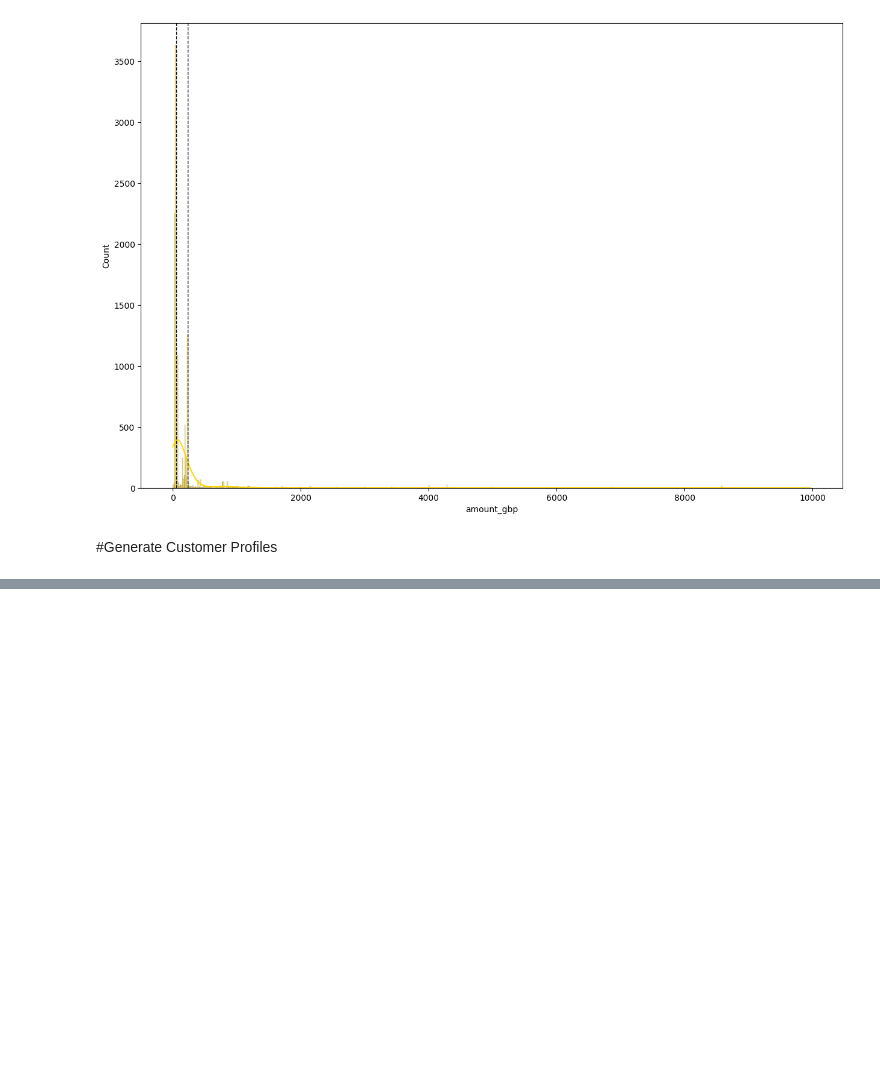
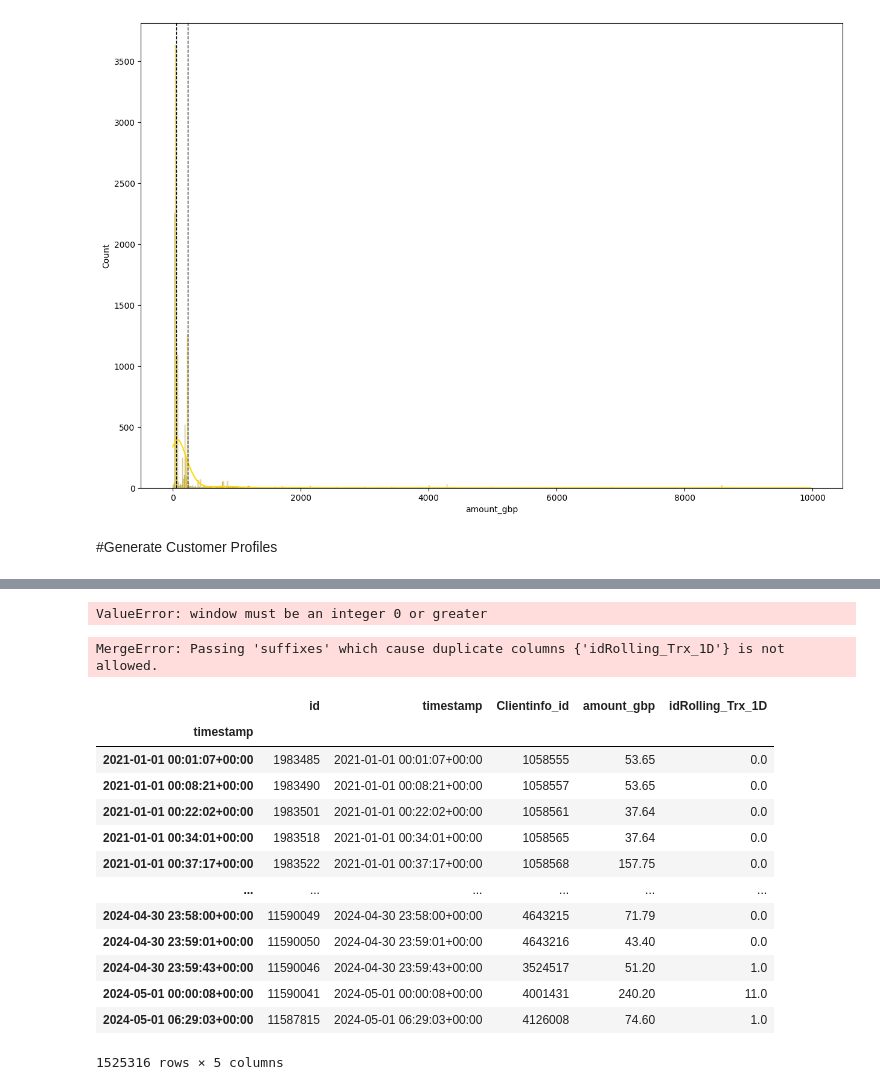
Before and after one commit to MaayanHagbi/CAS_ADS_Final_Project, a Jupyter notebook: Fraud_Detection_ML_(CAS_ADS).ipynb, the cells around one changed output, grey strips where cells are left out. Drawn from its saved outputs; the diff is of its cells as text; code cells hidden in the pictures; blank space fills up the shorter version.

```diff
--- a/Fraud_Detection_ML_(CAS_ADS).ipynb
+++ b/Fraud_Detection_ML_(CAS_ADS).ipynb
@@ -146,0 +198,67 @@ cust_profiles
+# %%
+def time_to_seconds(t):
+    return t.hour * 3600 + t.minute * 60 + t.second
+
+def is_weekend(date):
+    return date.weekday() >= 5
+
+#Trx Profiles table
+Trx_Profile = Data_Adf[['id','timestamp','Clientinfo_id','amount_gbp']].copy()
+Trx_Profile.loc[:,'time'] = Trx_Profile['timestamp'].dt.time
+Trx_Profile.loc[:,'trx_time_seconds'] = Trx_Profile['time'].apply(lambda x: time_to_seconds(x))
+Trx_Profile.loc[:,'date'] = Trx_Profile['timestamp'].dt.date
+Trx_Profile.loc[:,'is_WKE?'] = Trx_Profile['date'].apply(lambda x: is_weekend(x)).astype(int)
+
+target_time = pd.to_datetime('22:00:00').time()
+Trx_Profile.loc[:,'is_night?'] = (Trx_Profile['time'] > target_time).astype(int)
+
+
+
+columns_to_drop = ['time','date']
+Trx_Profile = Trx_Profile.drop(columns=columns_to_drop)
+old_colums_names = Trx_Profile.columns
+new_columns_names = ['id','trx_datetime','client_id','trx_amount_gbp','trx_time_seconds','trx_is_weekend']
+new_columns_dic = {k: v for k, v in zip(old_colums_names,new_columns_names)}
+
+Trx_Profile = Trx_Profile.rename(columns=new_columns_dic)
+
+#Customer Trx Profile Rolling
+Trx_Profile_Rolling = Data_Adf[['id','timestamp','Clientinfo_id','amount_gbp']].copy()
+Trx_Profile_Rolling.sort_values(by=['Clientinfo_id','timestamp'], ascending=[True,True], ignore_index=True)
+Trx_Profile_Rolling.set_index(['timestamp','id'],inplace=True)
+
+
+#Customer Spending Behaviour
+Rolling_Trx_1D = Trx_Profile_Rolling.groupby('Clientinfo_id').rolling('1D').count() - 1
+Rolling_Trx_1D = Rolling_Trx_1D.reset_index(level=0, drop=True)
+Rolling_Trx_7D = Trx_Profile_Rolling.groupby('Clientinfo_id')['id'].rolling('7D').count() - 1
+Rolling_Trx_7D = Rolling_Trx_7D.reset_index(level=0, drop=True)
+Rolling_Trx_30D = Trx_Profile_Rolling.groupby('Clientinfo_id')['id'].rolling('30D').count() - 1
+Rolling_Trx_30D = Rolling_Trx_30D.reset_index(level=0, drop=True)
+
+Rolling_Avg_Amount_1D = Trx_Profile_Rolling.groupby('Clientinfo_id')['amount_gbp'].rolling('1D').mean().reset_index(level=0, drop=True)
+Rolling_Avg_Amount_7D = Trx_Profile_Rolling.groupby('Clientinfo_id')['amount_gbp'].rolling('7D').mean().reset_index(level=0, drop=True)
+Rolling_Avg_Amount_30D = Trx_Profile_Rolling.groupby('Clientinfo_id')['amount_gbp'].rolling('30D').mean().reset_index(level=0, drop=True)
+# %% [output]
+ValueError: window must be an integer 0 or greater
+# %%
+Rolling_Trx_1D = Trx_Profile_Rolling.merge(Rolling_Trx_1D, left_index=True,right_index=True,suffixes=['','Rolling_Trx_1D'])
+# %% [output]
+MergeError: Passing 'suffixes' which cause duplicate columns {'idRolling_Trx_1D'} is not allowed.
+# %%
+Rolling_Trx_1D
+# %% [output]
+|  | id | timestamp | Clientinfo_id | amount_gbp | idRolling_Trx_1D |
+| timestamp |  |  |  |  |  |
+| 2021-01-01 00:01:07+00:00 | 1983485 | 2021-01-01 00:01:07+00:00 | 1058555 | 53.65 | 0.0 |
+| 2021-01-01 00:08:21+00:00 | 1983490 | 2021-01-01 00:08:21+00:00 | 1058557 | 53.65 | 0.0 |
+| 2021-01-01 00:22:02+00:00 | 1983501 | 2021-01-01 00:22:02+00:00 | 1058561 | 37.64 | 0.0 |
+| 2021-01-01 00:34:01+00:00 | 1983518 | 2021-01-01 00:34:01+00:00 | 1058565 | 37.64 | 0.0 |
+| 2021-01-01 00:37:17+00:00 | 1983522 | 2021-01-01 00:37:17+00:00 | 1058568 | 157.75 | 0.0 |
+| ... | ... | ... | ... | ... | ... |
+| 2024-04-30 23:58:00+00:00 | 11590049 | 2024-04-30 23:58:00+00:00 | 4643215 | 71.79 | 0.0 |
+| 2024-04-30 23:59:01+00:00 | 11590050 | 2024-04-30 23:59:01+00:00 | 4643216 | 43.40 | 0.0 |
+| 2024-04-30 23:59:43+00:00 | 11590046 | 2024-04-30 23:59:43+00:00 | 3524517 | 51.20 | 1.0 |
+| 2024-05-01 00:00:08+00:00 | 11590041 | 2024-05-01 00:00:08+00:00 | 4001431 | 240.20 | 11.0 |
+| 2024-05-01 06:29:03+00:00 | 11587815 | 2024-05-01 06:29:03+00:00 | 4126008 | 74.60 | 1.0 |
+1525316 rows × 5 columns
```
Also changed, not shown: parts of 6 cells of this notebook.
